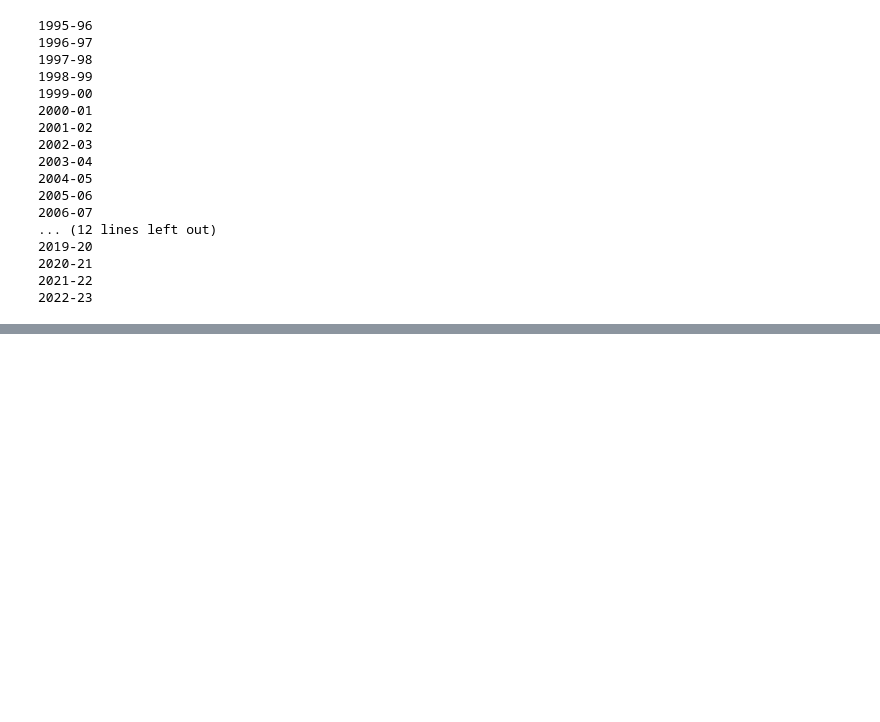
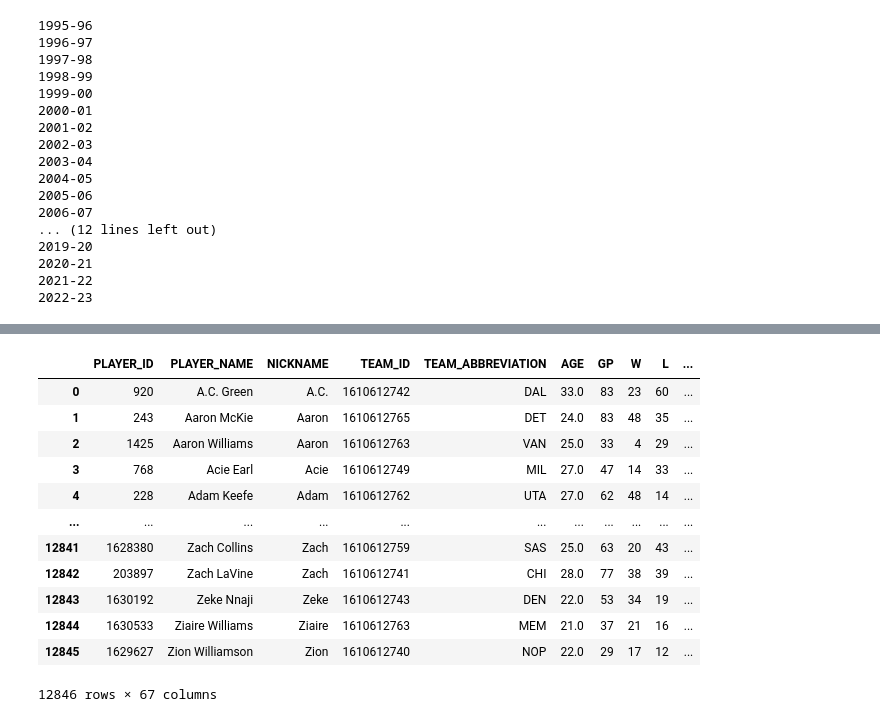
Before and after one commit to brunopiato/NBA_2022-2023, a Jupyter notebook: notebooks/NBA_web_scrapper.ipynb, the cells around one changed output, grey strips where cells are left out. Saved outputs shown, nothing was run; the diff lists cells and outputs as text; code cells hidden in the pictures; blank space fills up the shorter version.

```diff
--- a/notebooks/NBA_web_scrapper.ipynb
+++ b/notebooks/NBA_web_scrapper.ipynb
@@ -248,0 +270,3 @@ df_stats.to_csv('/home/bruno/repos/NBA_2022-2023/data/df_stats_complete.csv', in
+# %%
+df_bios = pd.read_csv('/home/bruno/repos/NBA_2022-2023/data/df_bios_complete.csv', low_memory=False)
+df_stats = pd.read_csv('/home/bruno/repos/NBA_2022-2023/data/df_stats_complete.csv', low_memory=False)
@@ -248,0 +289,16 @@ df_stats.to_csv('/home/bruno/repos/NBA_2022-2023/data/df_stats_complete.csv', in
+# %%
+df_stats
+# %% [output]
+|  | PLAYER_ID | PLAYER_NAME | NICKNAME | TEAM_ID | TEAM_ABBREVIATION | AGE | GP | W | L | ... |
+| 0 | 920 | A.C. Green | A.C. | 1610612742 | DAL | 33.0 | 83 | 23 | 60 | ... |
+| 1 | 243 | Aaron McKie | Aaron | 1610612765 | DET | 24.0 | 83 | 48 | 35 | ... |
+| 2 | 1425 | Aaron Williams | Aaron | 1610612763 | VAN | 25.0 | 33 | 4 | 29 | ... |
+| 3 | 768 | Acie Earl | Acie | 1610612749 | MIL | 27.0 | 47 | 14 | 33 | ... |
+| 4 | 228 | Adam Keefe | Adam | 1610612762 | UTA | 27.0 | 62 | 48 | 14 | ... |
+| ... | ... | ... | ... | ... | ... | ... | ... | ... | ... | ... |
+| 12841 | 1628380 | Zach Collins | Zach | 1610612759 | SAS | 25.0 | 63 | 20 | 43 | ... |
+| 12842 | 203897 | Zach LaVine | Zach | 1610612741 | CHI | 28.0 | 77 | 38 | 39 | ... |
+| 12843 | 1630192 | Zeke Nnaji | Zeke | 1610612743 | DEN | 22.0 | 53 | 34 | 19 | ... |
+| 12844 | 1630533 | Ziaire Williams | Ziaire | 1610612763 | MEM | 21.0 | 37 | 21 | 16 | ... |
+| 12845 | 1629627 | Zion Williamson | Zion | 1610612740 | NOP | 22.0 | 29 | 17 | 12 | ... |
+12846 rows × 67 columns
```
Also changed, not shown: parts of 9 cells of this notebook.
